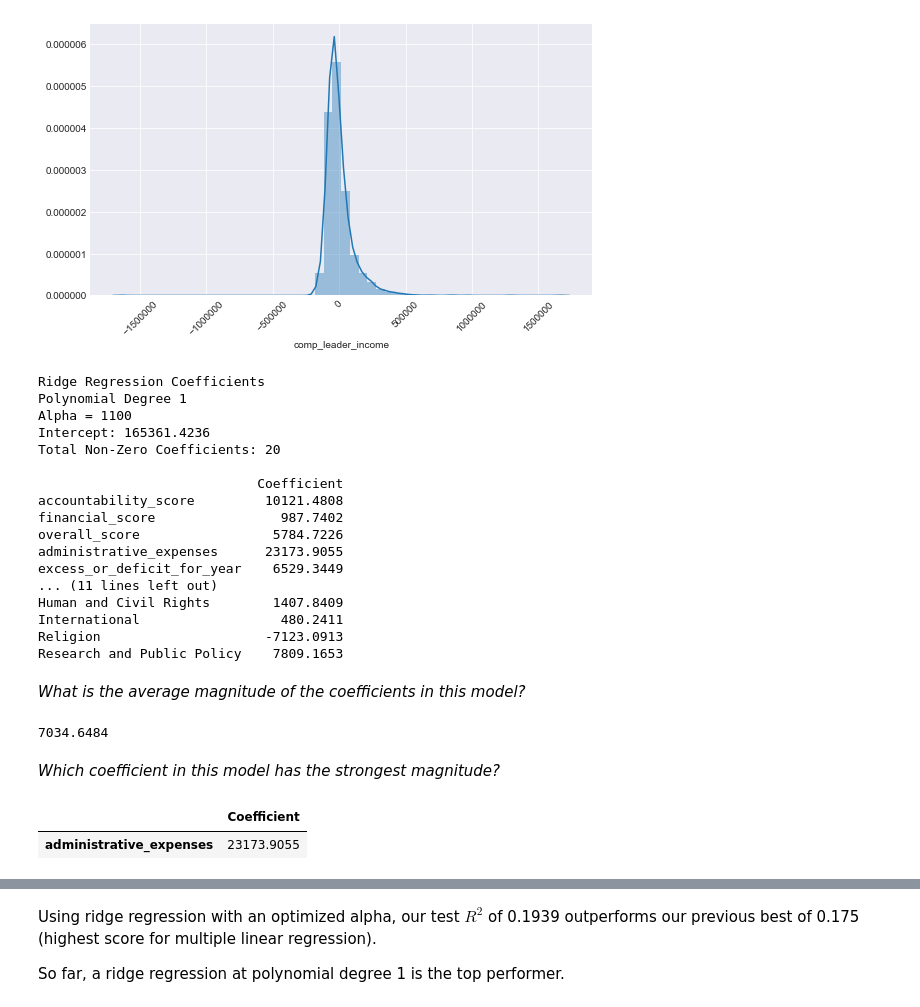
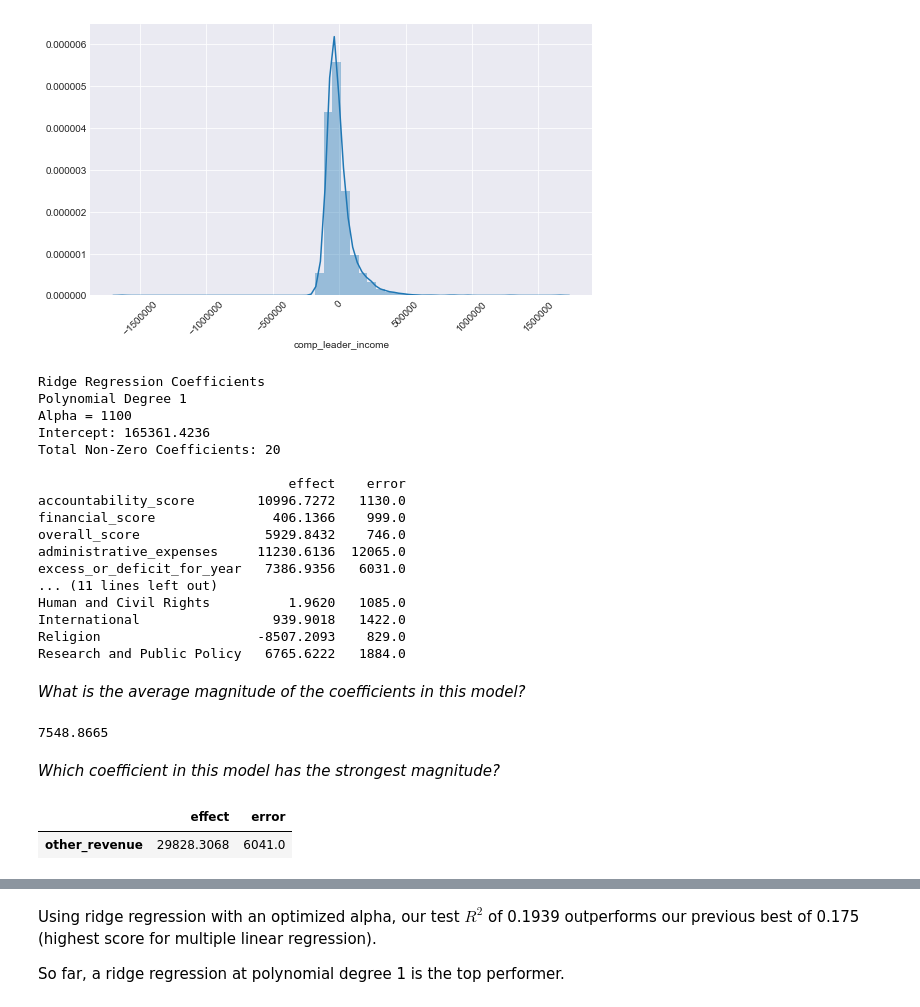
Before and after one commit to cyaris/charities_in_the_united_states, a Jupyter notebook: Linear Models with US Charities.ipynb, the cells around one changed output, grey strips where cells are left out. Drawn from its saved outputs; the diff is of its cells as text; code cells hidden in the pictures.

```diff
--- a/Linear Models with US Charities.ipynb
+++ b/Linear Models with US Charities.ipynb
@@ -235,11 +238,0 @@ from sklearn.preprocessing import PolynomialFeatures
-# %%
-sns.set_style("whitegrid")
-plt.figure(figsize = (7, 5))
-
-colors = ['teal', 'yellowgreen', 'gold']
-for i, degree in enumerate([1, 2, 3]):
-    model = make_pipeline(PolynomialFeatures(degree), LinearRegression())
-    model.fit(X_train_scaled, y_train)
-    y_pred = model.predict(X_test_scaled)
-    plt.plot(X_test_scaled, y_pred, color = colors[i], lw = 2,
-             label = "degree %d" % degree)
@@ -248,4 +239,8 @@ for i, degree in enumerate([1, 2, 3]):
 # %%
+sns.set_style("whitegrid")
+plt.figure(figsize = (9, 6))
+
+colors = ['teal', 'yellowgreen', 'gold']
 n = [1, 2, 3]
 i = 0
 for n in n:
@@ -254,11 +249,26 @@ for n in n:
     linreg = LinearRegression()
     linreg = linreg.fit(X_poly_train, y_train)
     y_pred = linreg.predict(poly.fit_transform(X_test_scaled))
-#     print('Multiple Linear Regression, Polynomial Degree {} | coeff (w):\n{}'.format(n, linreg.coef_.round(4)))
-#     print('Multiple Linear Regression, Polynomial Degree {} |  intercept (b): {:.4f}'.format(n, linreg.intercept_.round(4)))
     print('Multiple Linear Regression, Polynomial Degree {} | R^2 Train: {:.4f}'.format(n, linreg.score(X_poly_train, y_train).round(4)))
     print('Multiple Linear Regression, Polynomial Degree {} | R^2  Test: {:.4f}'.format(n, linreg.score(poly.fit_transform(X_test_scaled), y_test).round(4)))
+
+    pca = PCA(n_components = 1)
+    principalComponents = pca.fit_transform(X_test_scaled).round(2)
+    df_PCA = pd.DataFrame(principalComponents)
+    df_PCA.rename({0: 'PCA'}, axis = 'columns', inplace = True)
+    plot = pd.concat([df_PCA, pd.Series(list(y_pred))], axis = 1, join = 'outer')
+    plot.rename({0: 'y_pred'}, axis = 'columns', inplace = True)
+    plot = plot.groupby(['PCA'])['y_pred'].mean().reset_index()
+    plt.plot(plot['PCA'], plot['y_pred'], color = colors[i], lw = 2,
+             label = "n %d" % n)
+    plt.xlabel('PCA, n_components = 1')
+    plt.ylabel('y_pred')
+    plt.title('Predicted Compensation Leader Income at 3 Polynomial Fits')
+    plt.ylim(-1000000)
     i+=1
+
+plt.legend(['Degree = 1', 'Degree = 2', 'Degree = 3'])
+print('\nPredictions below -1000000 were not included in this visualization.')
 # %% [output]
 Multiple Linear Regression, Polynomial Degree 1 | R^2 Train: 0.2478
 Multiple Linear Regression, Polynomial Degree 1 | R^2  Test: 0.1754
@@ -395,7 +408,10 @@ ax.xaxis.set_tick_params(which = 'both', rotation = 45)
 print('Ridge Regression Coefficients\nPolynomial Degree 1\nAlpha = 1100')
 print('Intercept:', linridge.intercept_.round(4))
 print('Total Non-Zero Coefficients: {}\n'.format(len(linridge.coef_.round(4))))
-cdf = pd.DataFrame(linridge.coef_.round(4), X.columns, columns = ['Coefficient'])
+err = np.std([linridge.fit(*resample(X_train_scaled, y_train)).coef_
+              for i in range(1000)], 0)
+cdf = pd.DataFrame({'effect': linridge.coef_.round(4),
+                    'error': err.round(0)}, X.columns)
 print(cdf)
 # %% [output]
 Ridge Regression Coefficients
@@ -404,30 +420,30 @@ Alpha = 1100
 Intercept: 165361.4236
 Total Non-Zero Coefficients: 20
 
-                            Coefficient
-accountability_score         10121.4808
-financial_score                987.7402
-overall_score                 5784.7226
-administrative_expenses      23173.9055
-excess_or_deficit_for_year    6529.3449
+                                effect    error
+accountability_score        10996.7272   1130.0
+financial_score               406.1366    999.0
+overall_score                5929.8432    746.0
+administrative_expenses     11230.6136  12065.0
+excess_or_deficit_for_year   7386.9356   6031.0
 ... (11 lines left out)
-Human and Civil Rights        1407.8409
-International                  480.2411
-Religion                     -7123.0913
-Research and Public Policy    7809.1653
+Human and Civil Rights          1.9620   1085.0
+International                 939.9018   1422.0
+Religion                    -8507.2093    829.0
+Research and Public Policy   6765.6222   1884.0
 # %% [markdown]
 *What is the average magnitude of the coefficients in this model?*
 # %%
-abs(cdf['Coefficient']).mean().round(4)
+abs(cdf['effect']).mean().round(4)
 # %% [output]
-7034.6484
+7548.8665
 # %% [markdown]
 *Which coefficient in this model has the strongest magnitude?*
 # %%
-cdf[cdf['Coefficient'] == abs(cdf['Coefficient']).max()]
+cdf[cdf['effect'] == abs(cdf['effect']).max()]
 # %% [output]
-|  | Coefficient |
-| administrative_expenses | 23173.9055 |
+|  | effect | error |
+| other_revenue | 29828.3068 | 6041.0 |
 # %%
 print('Train R^2:', linridge.score(X_train_scaled, y_train).round(4))
 print('Test  R^2:', linridge.score(X_test_scaled, y_test).round(4))
```
Also changed, not shown: parts of 14 cells of this notebook.
